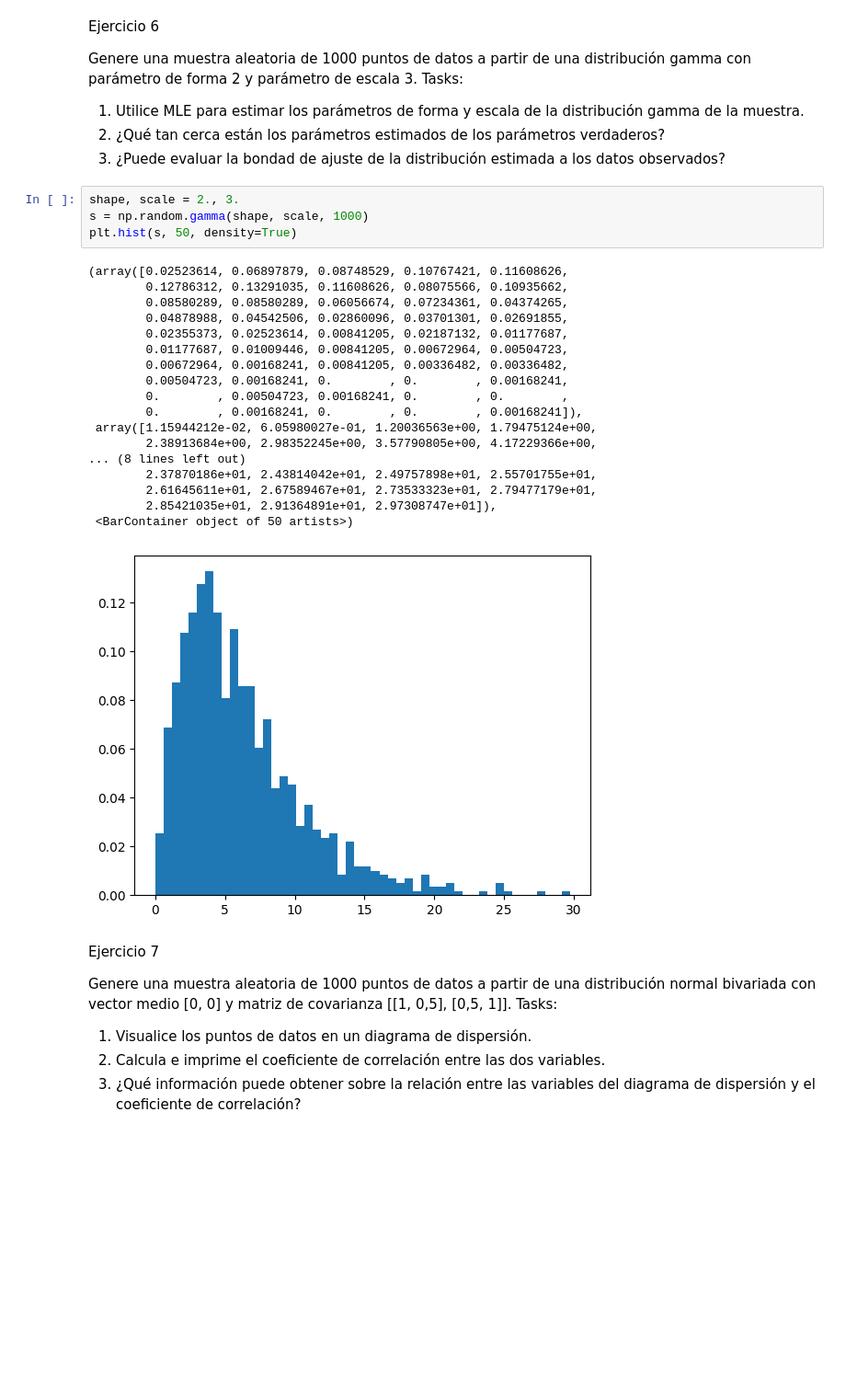
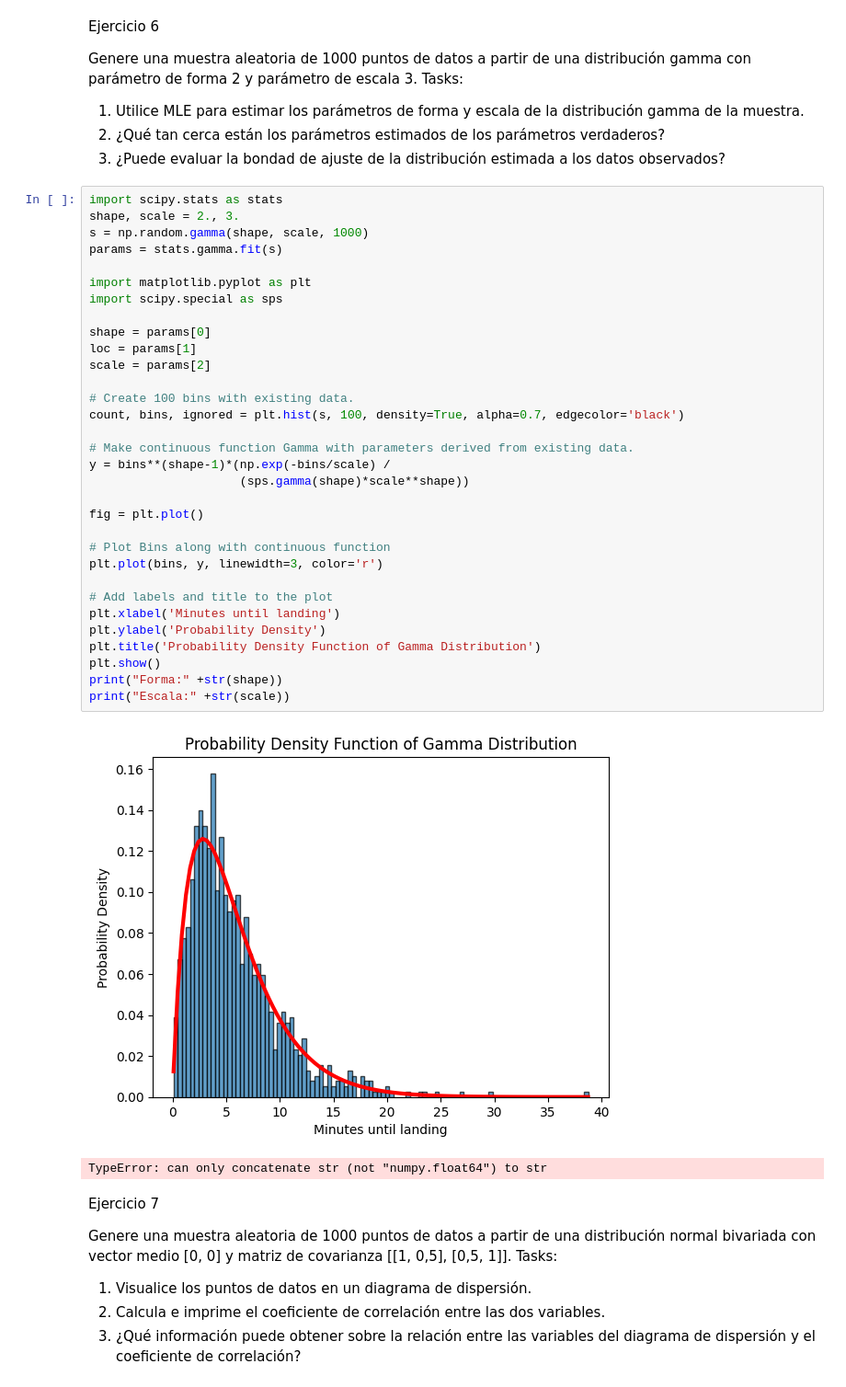
Before and after one commit to 20Candy/Lab1_Simulacion, a Jupyter notebook: main.ipynb, the cells around one changed output. Shown: that part at 92% size. Cells and saved outputs as stored; diff of their text form; blank space fills up the shorter version.

```diff
--- a/main.ipynb
+++ b/main.ipynb
@@ -193,29 +193,41 @@ Tasks:
 1. Utilice MLE para estimar los parámetros de forma y escala de la distribución gamma de la muestra.
 2. ¿Qué tan cerca están los parámetros estimados de los parámetros verdaderos?
 3. ¿Puede evaluar la bondad de ajuste de la distribución estimada a los datos observados?
-# %%
-shape, scale = 2., 3.
-s = np.random.gamma(shape, scale, 1000)
-plt.hist(s, 50, density=True)
-# %% [output]
-(array([0.02523614, 0.06897879, 0.08748529, 0.10767421, 0.11608626,
-        0.12786312, 0.13291035, 0.11608626, 0.08075566, 0.10935662,
-        0.08580289, 0.08580289, 0.06056674, 0.07234361, 0.04374265,
-        0.04878988, 0.04542506, 0.02860096, 0.03701301, 0.02691855,
-        0.02355373, 0.02523614, 0.00841205, 0.02187132, 0.01177687,
-        0.01177687, 0.01009446, 0.00841205, 0.00672964, 0.00504723,
-        0.00672964, 0.00168241, 0.00841205, 0.00336482, 0.00336482,
-        0.00504723, 0.00168241, 0.        , 0.        , 0.00168241,
-        0.        , 0.00504723, 0.00168241, 0.        , 0.        ,
-        0.        , 0.00168241, 0.        , 0.        , 0.00168241]),
- array([1.15944212e-02, 6.05980027e-01, 1.20036563e+00, 1.79475124e+00,
-        2.38913684e+00, 2.98352245e+00, 3.57790805e+00, 4.17229366e+00,
-... (8 lines left out)
-        2.37870186e+01, 2.43814042e+01, 2.49757898e+01, 2.55701755e+01,
-        2.61645611e+01, 2.67589467e+01, 2.73533323e+01, 2.79477179e+01,
-        2.85421035e+01, 2.91364891e+01, 2.97308747e+01]),
- <BarContainer object of 50 artists>)
-[figure, removed]
+# %%
+import scipy.stats as stats
+shape, scale = 2., 3.
+s = np.random.gamma(shape, scale, 1000)
+params = stats.gamma.fit(s)
+
+import matplotlib.pyplot as plt
+import scipy.special as sps
+
+shape = params[0]
+loc = params[1]
+scale = params[2]
+
+# Create 100 bins with existing data.
+count, bins, ignored = plt.hist(s, 100, density=True, alpha=0.7, edgecolor='black')
+
+# Make continuous function Gamma with parameters derived from existing data.
+y = bins**(shape-1)*(np.exp(-bins/scale) /
+                     (sps.gamma(shape)*scale**shape))
+
+fig = plt.plot()
+
+# Plot Bins along with continuous function
+plt.plot(bins, y, linewidth=3, color='r')
+
+# Add labels and title to the plot
+plt.xlabel('Minutes until landing')
+plt.ylabel('Probability Density')
+plt.title('Probability Density Function of Gamma Distribution')
+plt.show()
+print("Forma:" +str(shape))
+print("Escala:" +str(scale))
+# %% [output]
+[figure, added]
+TypeError: can only concatenate str (not "numpy.float64") to str
 # %% [markdown]
 Ejercicio 7
 
```
Also changed, not shown: parts of 3 cells of this notebook.
